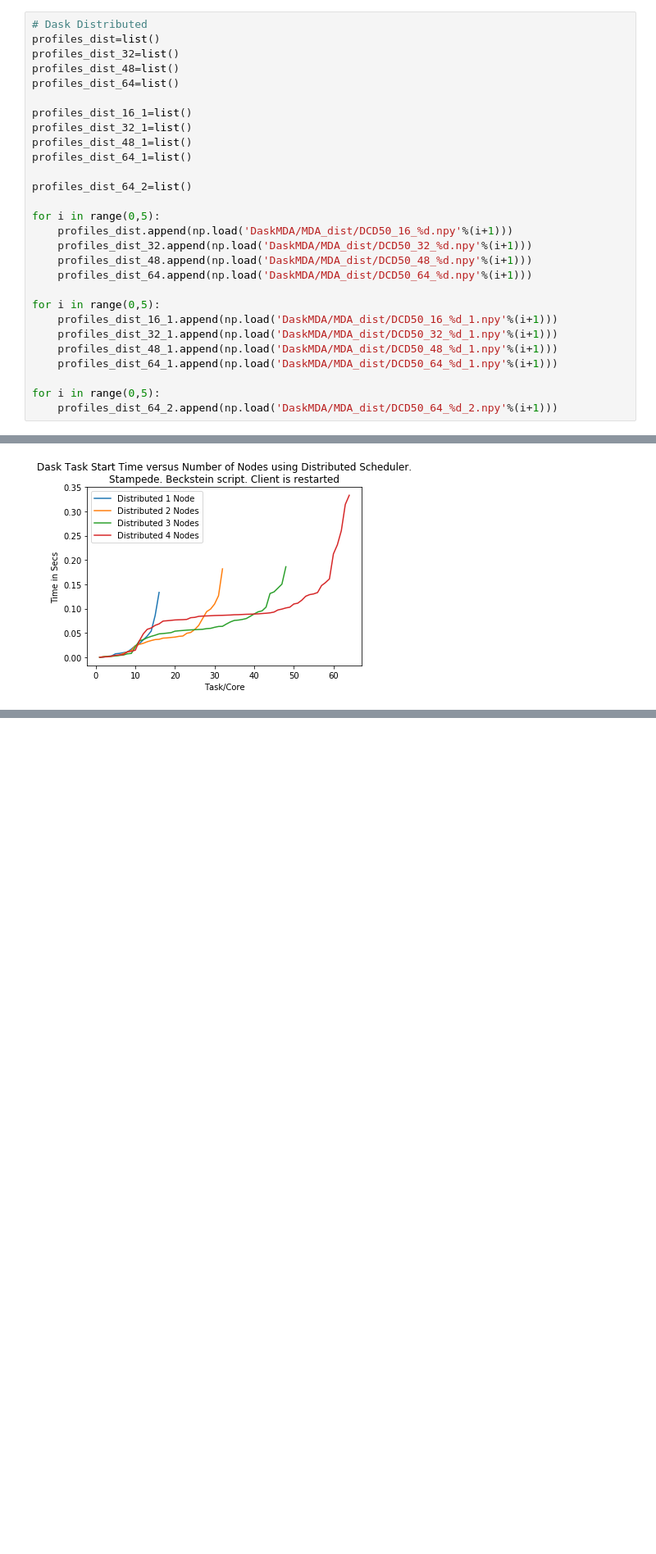
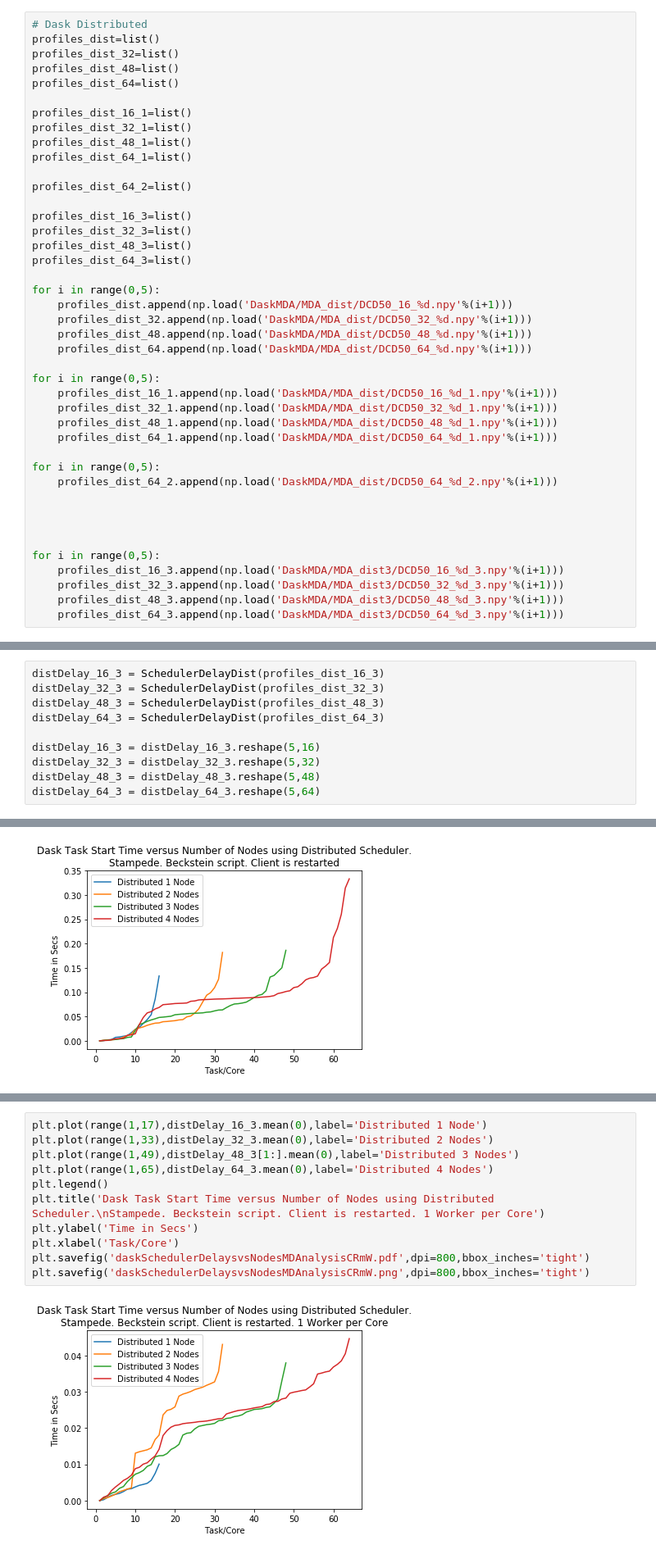
Before and after one commit to radical-experiments/midas_exps, a Jupyter notebook: dask/DaskMDAnalysis.ipynb, the cells around one changed output, grey strips where cells are left out. Shown at 82% size. Cells and saved outputs as stored; diff of their text form; blank space fills up the shorter version.

Commit message:
Dask MDAnalysis scheduling data 1 worker per core

```diff
--- a/dask/DaskMDAnalysis.ipynb
+++ b/dask/DaskMDAnalysis.ipynb
@@ -57,6 +57,11 @@ profiles_dist_48_1=list()
 profiles_dist_64_1=list()
 
 profiles_dist_64_2=list()
+
+profiles_dist_16_3=list()
+profiles_dist_32_3=list()
+profiles_dist_48_3=list()
+profiles_dist_64_3=list()
 
 for i in range(0,5):
     profiles_dist.append(np.load('DaskMDA/MDA_dist/DCD50_16_%d.npy'%(i+1)))
@@ -72,6 +77,15 @@ for i in range(0,5):
 
 for i in range(0,5):
     profiles_dist_64_2.append(np.load('DaskMDA/MDA_dist/DCD50_64_%d_2.npy'%(i+1)))
+
+
+
+
+for i in range(0,5):
+    profiles_dist_16_3.append(np.load('DaskMDA/MDA_dist3/DCD50_16_%d_3.npy'%(i+1)))
+    profiles_dist_32_3.append(np.load('DaskMDA/MDA_dist3/DCD50_32_%d_3.npy'%(i+1)))
+    profiles_dist_48_3.append(np.load('DaskMDA/MDA_dist3/DCD50_48_%d_3.npy'%(i+1)))
+    profiles_dist_64_3.append(np.load('DaskMDA/MDA_dist3/DCD50_64_%d_3.npy'%(i+1)))
 # %%
 # Dask Multiprocessing
 profiles_multi=list()
@@ -110,6 +124,16 @@ distDelay_32_1 = distDelay_32_1.reshape(5,32)
 distDelay_48_1 = distDelay_48_1.reshape(5,48)
 distDelay_64_1 = distDelay_64_1.reshape(5,64)
 distDelay_64_2 = distDelay_64_2.reshape(5,64)
+# %%
+distDelay_16_3 = SchedulerDelayDist(profiles_dist_16_3)
+distDelay_32_3 = SchedulerDelayDist(profiles_dist_32_3)
+distDelay_48_3 = SchedulerDelayDist(profiles_dist_48_3)
+distDelay_64_3 = SchedulerDelayDist(profiles_dist_64_3)
+
+distDelay_16_3 = distDelay_16_3.reshape(5,16)
+distDelay_32_3 = distDelay_32_3.reshape(5,32)
+distDelay_48_3 = distDelay_48_3.reshape(5,48)
+distDelay_64_3 = distDelay_64_3.reshape(5,64)
 # %%
 plt.errorbar(range(1,17),multiprocDelay.mean(0),yerr=multiprocDelay.std(0),label='Multiprocessing')
 plt.errorbar(range(1,17),distDelay_16.mean(0),yerr=distDelay_16.std(0),label='Distributed')
@@ -155,0 +175,13 @@ plt.plot(range(1,65),distDelay_64_2.mean(0))
+# %%
+plt.plot(range(1,17),distDelay_16_3.mean(0),label='Distributed 1 Node')
+plt.plot(range(1,33),distDelay_32_3.mean(0),label='Distributed 2 Nodes')
+plt.plot(range(1,49),distDelay_48_3[1:].mean(0),label='Distributed 3 Nodes')
+plt.plot(range(1,65),distDelay_64_3.mean(0),label='Distributed 4 Nodes')
+plt.legend()
+plt.title('Dask Task Start Time versus Number of Nodes using Distributed Scheduler.\nStampede. Beckstein script. Client is restarted. 1 Worker per Core')
+plt.ylabel('Time in Secs')
+plt.xlabel('Task/Core')
+plt.savefig('daskSchedulerDelaysvsNodesMDAnalysisCRmW.pdf',dpi=800,bbox_inches='tight')
+plt.savefig('daskSchedulerDelaysvsNodesMDAnalysisCRmW.png',dpi=800,bbox_inches='tight')
+# %% [output]
+[figure, added]
```
Also changed, not shown: parts of 2 cells of this notebook, 23 other files.
